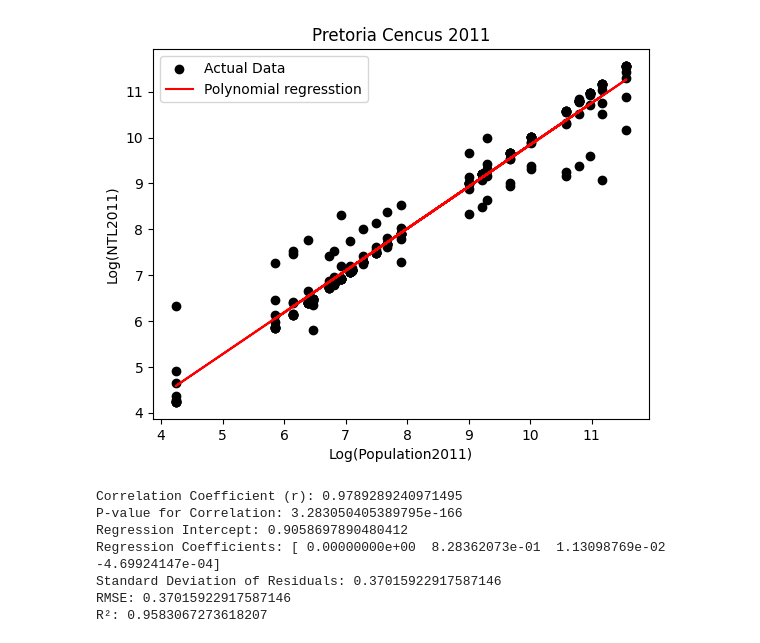
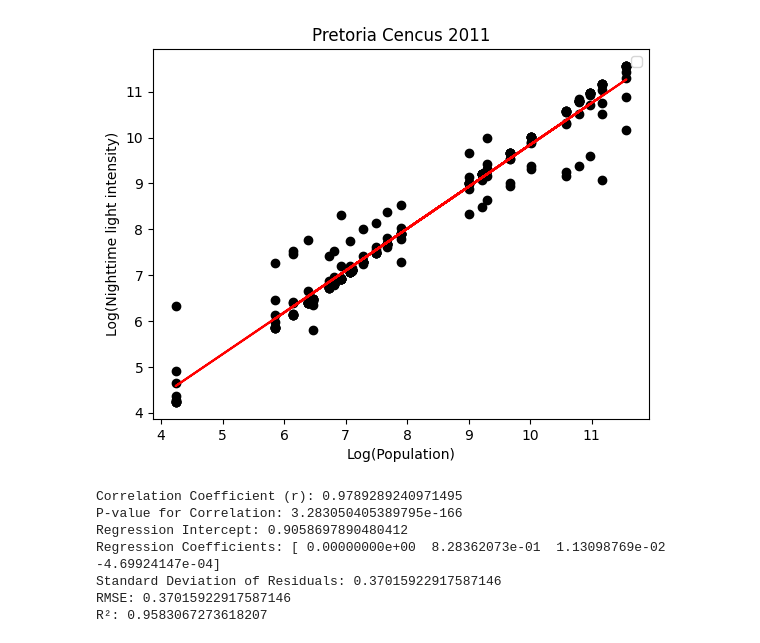
Before and after one commit to AvelaAI/Myprofile, a Jupyter notebook: Pretoria_NLT_ Population_.ipynb, the cells around one changed output. Cells and saved outputs as stored; diff of their text form; code cells hidden in the pictures.

```diff
--- a/Pretoria_NLT_ Population_.ipynb
+++ b/Pretoria_NLT_ Population_.ipynb
@@ -92,38 +92,38 @@ rmse = np.sqrt(mse)
 r2 = r2_score(smoothed_ntl, predicted_ntl)
 
 # Predict values
 predicted_ntl = model.predict(log_population.reshape(-1, 1))
 
 # 4. Correlation coefficient (Pearson's r)
 corr, p_value_corr = pearsonr(log_population, smoothed_ntl)
 
 # 5. Standard Deviation of Residuals
 residuals = smoothed_ntl - predicted_ntl
 std_dev_residuals = np.std(residuals)
 
 # Visualize the results
-plt.scatter(log_population, smoothed_ntl, color='black', label='Actual Data')
-plt.plot(log_population, predicted_ntl, color='red', label='Polynomial regresstion')
+plt.scatter(log_population, smoothed_ntl, color='black', )
+plt.plot(log_population, predicted_ntl, color='red',)
 plt.title('Pretoria Cencus 2011')
-plt.xlabel('Log(Population2011)')
-plt.ylabel('Log(NTL2011)')
+plt.xlabel('Log(Population)')
+plt.ylabel('Log(Nighttime light intensity)')
 plt.legend()
 plt.show()
 
 # Print Evaluation Metrics
 
 
 
 # Print all results
 print(f"Correlation Coefficient (r): {corr}")
 print(f"P-value for Correlation: {p_value_corr}")
 print(f"Regression Intercept: {regression_intercept}")
 print(f"Regression Coefficients: {regression_coefficients}")
 print(f"Standard Deviation of Residuals: {std_dev_residuals}")
 print(f"RMSE: {rmse}")
 print(f"R²: {r2}")
 # %% [output]
-[figure, old version]
+[figure, new version]
 Correlation Coefficient (r): 0.9789289240971495
 P-value for Correlation: 3.283050405389795e-166
 Regression Intercept: 0.9058697890480412
```
